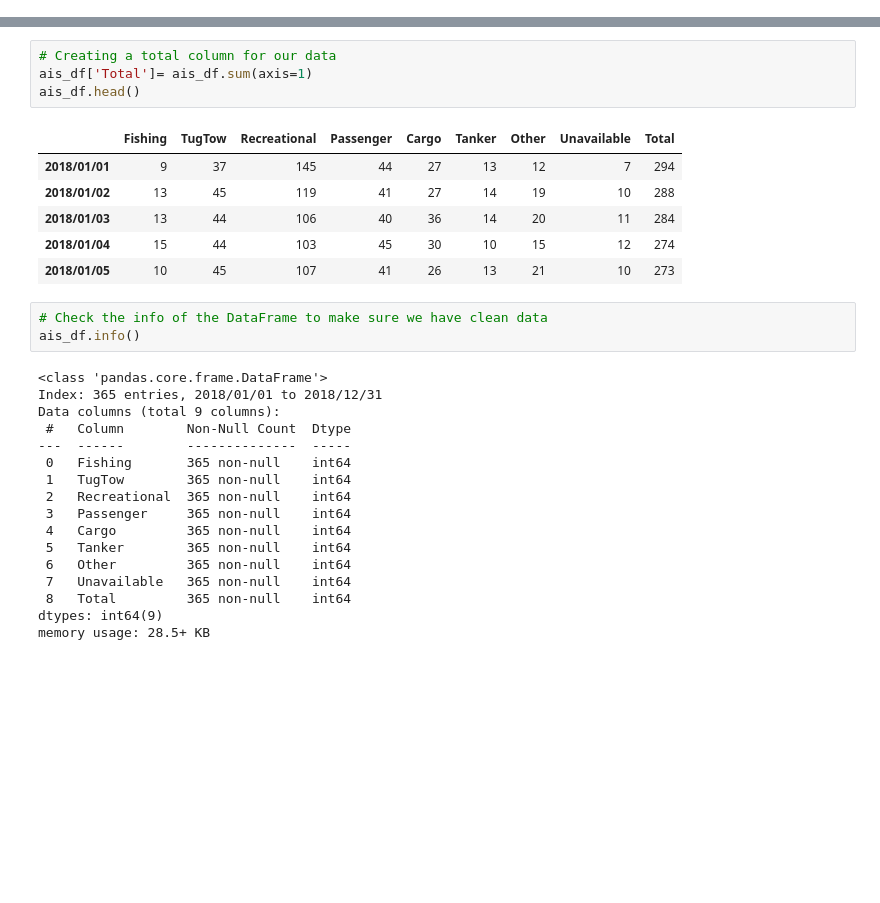
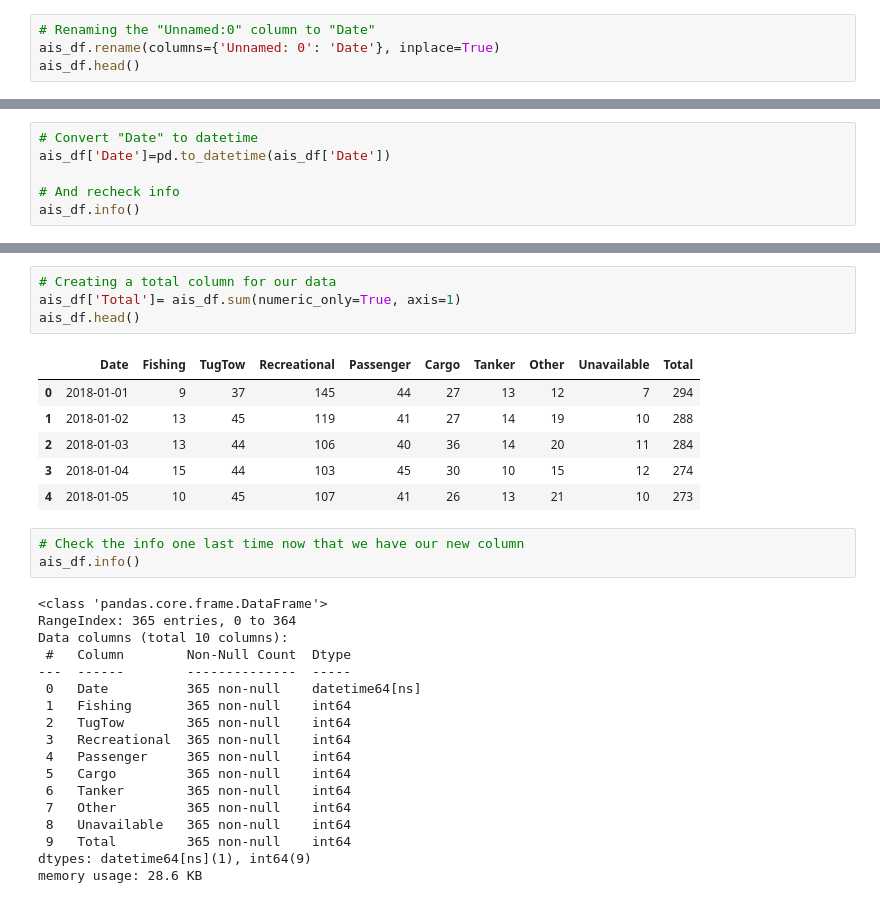
Before and after one commit to DBatterman/AIS_Vessel_Efforts_Project, a Jupyter notebook: AIS_LSTM_Attempt_4.ipynb, the cells around one changed output, grey strips where cells are left out. Cells and saved outputs as stored; diff of their text form; blank space fills up the shorter version.

```diff
--- a/AIS_LSTM_Attempt_4.ipynb
+++ b/AIS_LSTM_Attempt_4.ipynb
@@ -24,0 +26,4 @@ ais_df.head()
+# %%
+# Renaming the "Unnamed:0" column to "Date"
+ais_df.rename(columns={'Unnamed: 0': 'Date'}, inplace=True)
+ais_df.head()
@@ -24,0 +57,6 @@ ais_df.head()
+# %%
+# Convert "Date" to datetime
+ais_df['Date']=pd.to_datetime(ais_df['Date'])
+
+# And recheck info
+ais_df.info()
@@ -25,32 +80,33 @@ ais_df.head()
+# %%
+# Creating a total column for our data
+ais_df['Total']= ais_df.sum(numeric_only=True, axis=1)
+ais_df.head()
+# %% [output]
+|  | Date | Fishing | TugTow | Recreational | Passenger | Cargo | Tanker | Other | Unavailable | Total |
+| 0 | 2018-01-01 | 9 | 37 | 145 | 44 | 27 | 13 | 12 | 7 | 294 |
+| 1 | 2018-01-02 | 13 | 45 | 119 | 41 | 27 | 14 | 19 | 10 | 288 |
+| 2 | 2018-01-03 | 13 | 44 | 106 | 40 | 36 | 14 | 20 | 11 | 284 |
+| 3 | 2018-01-04 | 15 | 44 | 103 | 45 | 30 | 10 | 15 | 12 | 274 |
+| 4 | 2018-01-05 | 10 | 45 | 107 | 41 | 26 | 13 | 21 | 10 | 273 |
 # %%
-# Creating a total column for our data
-ais_df['Total']= ais_df.sum(axis=1)
-ais_df.head()
+# Check the info one last time now that we have our new column
+ais_df.info()
 # %% [output]
-|  | Fishing | TugTow | Recreational | Passenger | Cargo | Tanker | Other | Unavailable | Total |
-| 2018/01/01 | 9 | 37 | 145 | 44 | 27 | 13 | 12 | 7 | 294 |
-| 2018/01/02 | 13 | 45 | 119 | 41 | 27 | 14 | 19 | 10 | 288 |
-| 2018/01/03 | 13 | 44 | 106 | 40 | 36 | 14 | 20 | 11 | 284 |
-| 2018/01/04 | 15 | 44 | 103 | 45 | 30 | 10 | 15 | 12 | 274 |
-| 2018/01/05 | 10 | 45 | 107 | 41 | 26 | 13 | 21 | 10 | 273 |
+<class 'pandas.core.frame.DataFrame'>
+RangeIndex: 365 entries, 0 to 364
+Data columns (total 10 columns):
+ #   Column        Non-Null Count  Dtype
+---  ------        --------------  -----
+ 0   Date          365 non-null    datetime64[ns]
+ 1   Fishing       365 non-null    int64
+ 2   TugTow        365 non-null    int64
+ 3   Recreational  365 non-null    int64
+ 4   Passenger     365 non-null    int64
+ 5   Cargo         365 non-null    int64
+ 6   Tanker        365 non-null    int64
+ 7   Other         365 non-null    int64
+ 8   Unavailable   365 non-null    int64
+ 9   Total         365 non-null    int64
+dtypes: datetime64[ns](1), int64(9)
+memory usage: 28.6 KB
-# %%
-# Check the info of the DataFrame to make sure we have clean data
-ais_df.info()
-# %% [output]
-<class 'pandas.core.frame.DataFrame'>
-Index: 365 entries, 2018/01/01 to 2018/12/31
-Data columns (total 9 columns):
- #   Column        Non-Null Count  Dtype
----  ------        --------------  -----
- 0   Fishing       365 non-null    int64
- 1   TugTow        365 non-null    int64
- 2   Recreational  365 non-null    int64
- 3   Passenger     365 non-null    int64
- 4   Cargo         365 non-null    int64
- 5   Tanker        365 non-null    int64
- 6   Other         365 non-null    int64
- 7   Unavailable   365 non-null    int64
- 8   Total         365 non-null    int64
-dtypes: int64(9)
-memory usage: 28.5+ KB
 # %%
```
Also changed, not shown: parts of 18 cells of this notebook, 7 other files.
